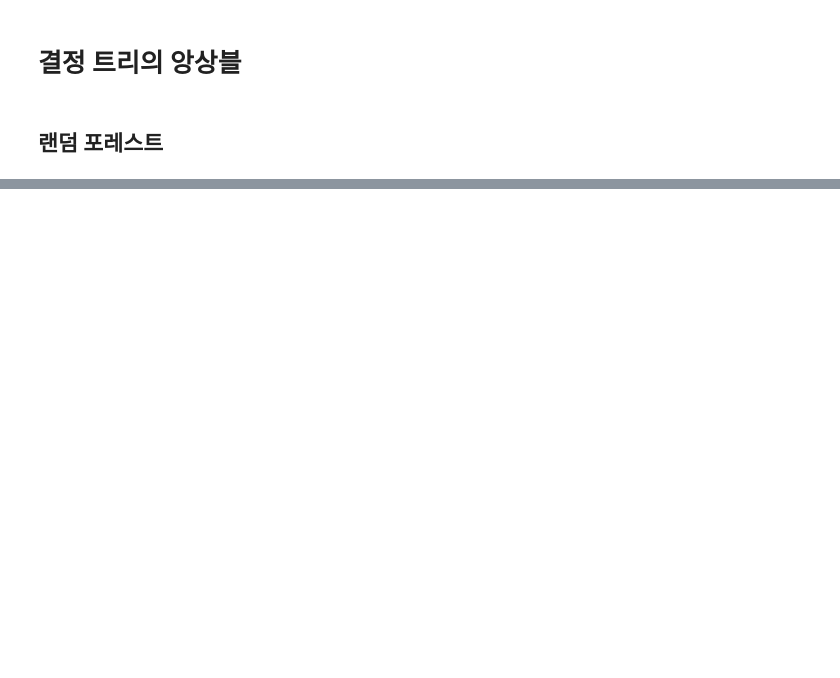
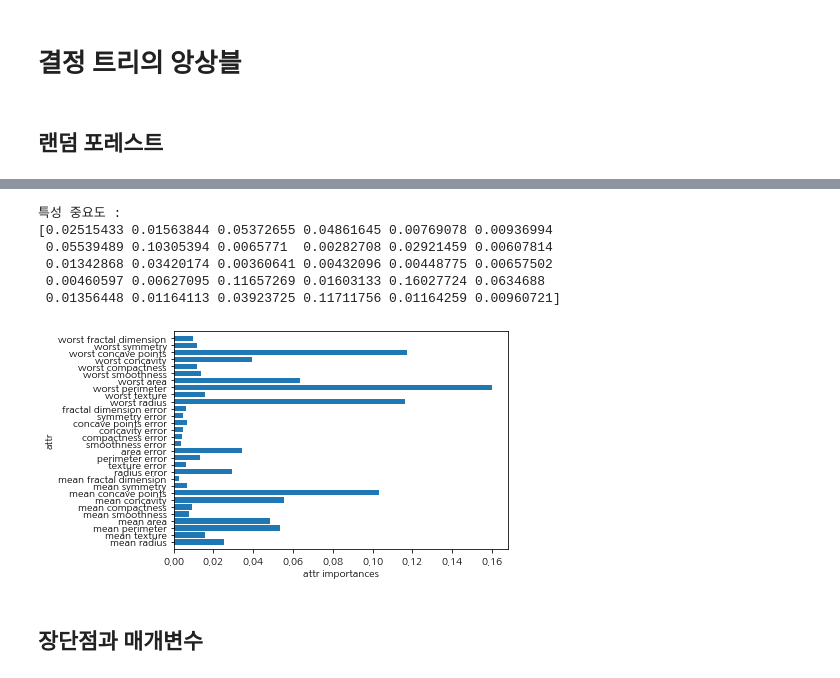
Before and after one commit to sdlee1026/machine, a Jupyter notebook: models/Supervised_Learning/ensemble_of_decisionTree.ipynb, the cells around one changed output, grey strips where cells are left out. Drawn from its saved outputs; the diff is of its cells as text; code cells hidden in the pictures; blank space fills up the shorter version.

```diff
--- a/models/Supervised_Learning/ensemble_of_decisionTree.ipynb
+++ b/models/Supervised_Learning/ensemble_of_decisionTree.ipynb
@@ -19,0 +155,20 @@
+# %%
+print("특성 중요도 : \n{}".format(forest_cancer.feature_importances_))
+# 특성 중요도 시각화 하기
+def plot_feature_importances_cancer(model):
+    n_features = cancer.data.shape[1]
+    plt.barh(range(n_features), model.feature_importances_, align='center')
+    plt.yticks(np.arange(n_features), cancer.feature_names)
+    plt.xlabel("attr importances")
+    plt.ylabel("attr")
+    plt.ylim(-1, n_features)
+plot_feature_importances_cancer(forest_cancer)
+plt.show()
+# %% [output]
+특성 중요도 :
+[0.02515433 0.01563844 0.05372655 0.04861645 0.00769078 0.00936994
+ 0.05539489 0.10305394 0.0065771  0.00282708 0.02921459 0.00607814
+ 0.01342868 0.03420174 0.00360641 0.00432096 0.00448775 0.00657502
+ 0.00460597 0.00627095 0.11657269 0.01603133 0.16027724 0.0634688
+ 0.01356448 0.01164113 0.03923725 0.11711756 0.01164259 0.00960721]
+[figure, added]
@@ -19,0 +180,2 @@
+# %% [markdown]
+## 장단점과 매개변수
```
Also changed, not shown: parts of 22 cells of this notebook.
